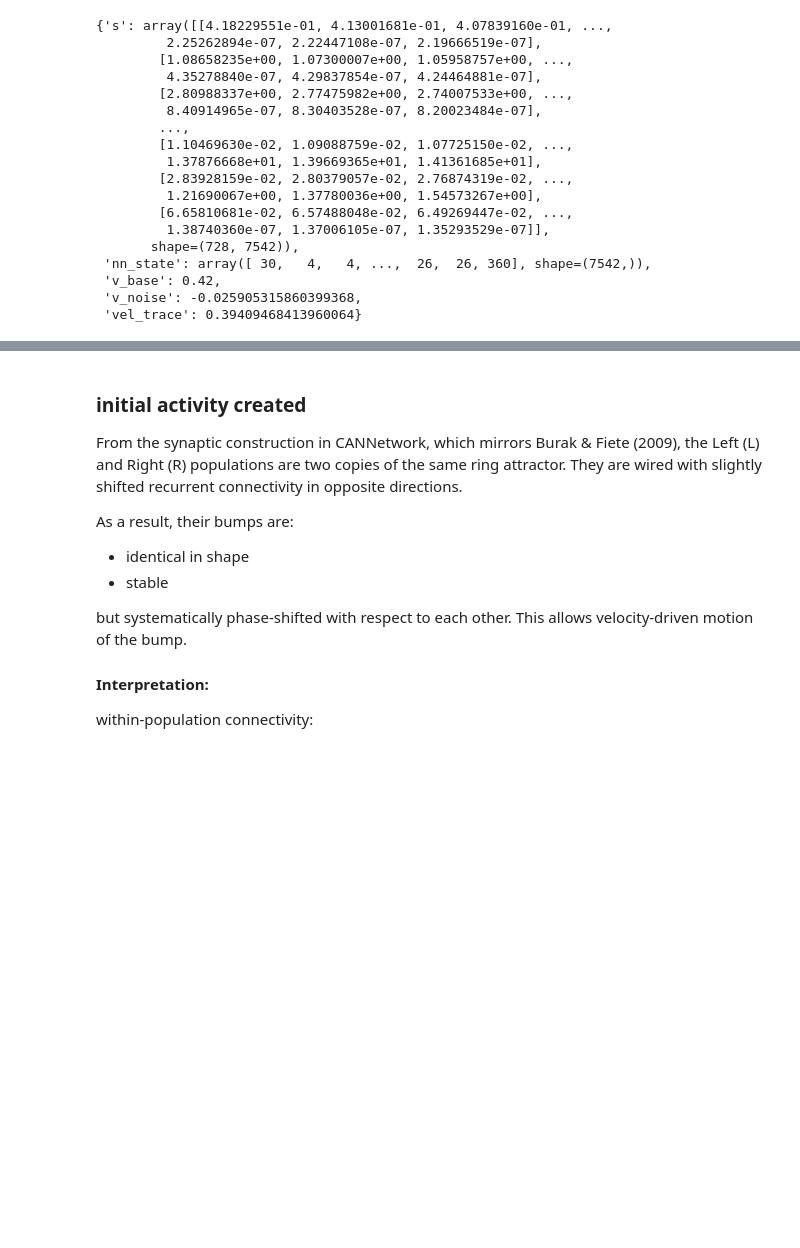
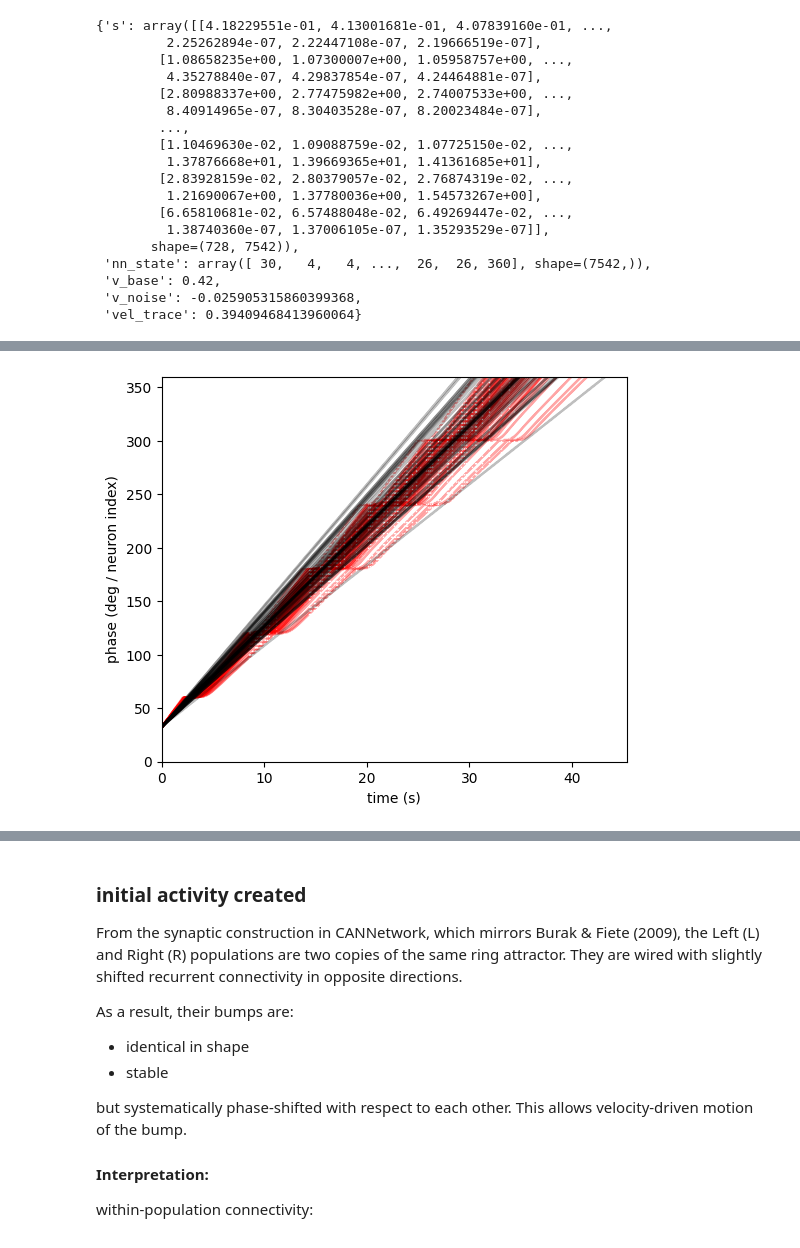
Before and after one commit to claramont/mental-navigation, a Jupyter notebook: src/mental_navigation/CAN/CAN_notebook.ipynb, the cells around one changed output, grey strips where cells are left out. Cells and saved outputs as stored; diff of their text form; code cells hidden in the pictures; blank space fills up the shorter version.

```diff
--- a/src/mental_navigation/CAN/CAN_notebook.ipynb
+++ b/src/mental_navigation/CAN/CAN_notebook.ipynb
@@ -450,0 +526,55 @@ trial_lm
+# %%
+num_sim = 50
+lm_locs = np.arange(60, 301, 60)
+initial_phase = 30
+end_phase = 360
+
+wm = 0.08
+wolm_speed = 0.35
+wlm_speed  = 0.42
+
+fig, ax = plt.subplots(figsize=(6, 5))
+
+# WITH internal landmarks (red)
+for _ in range(num_sim):
+    out = sim.run_trial(init_condition=init,
+                        initial_phase=initial_phase,
+                        end_phase=end_phase,
+                        landmarkpresent=True,
+                        landmark_input_loc=lm_locs,
+                        wolm_speed=wolm_speed,
+                        wlm_speed=wlm_speed,
+                        wm=wm)
+
+    t = np.arange(len(out["phase_unw"])) * net.dt
+    ax.plot(t, out["phase_unw"], alpha=0.35, color = 'red')
+
+    # dotted reset lines (peak of LM envelope)
+    lm_entry = out.get("lm_entry_times", None)
+    if lm_entry is not None:
+        reset_steps = lm_entry + 500  # landmark_onset_steps default=500
+        reset_steps = reset_steps[~np.isnan(reset_steps)].astype(int)
+        for rs in reset_steps:
+            ax.axvline(rs * net.dt, linestyle=":", linewidth=1, color = 'white')
+
+# WITHOUT landmarks (black)
+for _ in range(num_sim):
+    out = sim.run_trial(init_condition=init,
+                        initial_phase=initial_phase,
+                        end_phase=end_phase,
+                        landmarkpresent=False,
+                        landmark_input_loc=lm_locs,
+                        wolm_speed=wolm_speed,
+                        wlm_speed=wlm_speed,
+                        wm=wm)
+    t = np.arange(len(out["phase_unw"])) * net.dt
+    ax.plot(t, out["phase_unw"], alpha=0.25, color = 'black')
+
+ax.set_xlabel("time (s)")
+ax.set_ylabel("phase (deg / neuron index)")
+#ax.set_xlim(0, 4)
+ax.set_xlim(left = 0)
+ax.set_ylim(0, 360)
+plt.show()
+# %% [output]
+[figure, added]
```
Also changed, not shown: parts of 21 cells of this notebook, 2 other files.
